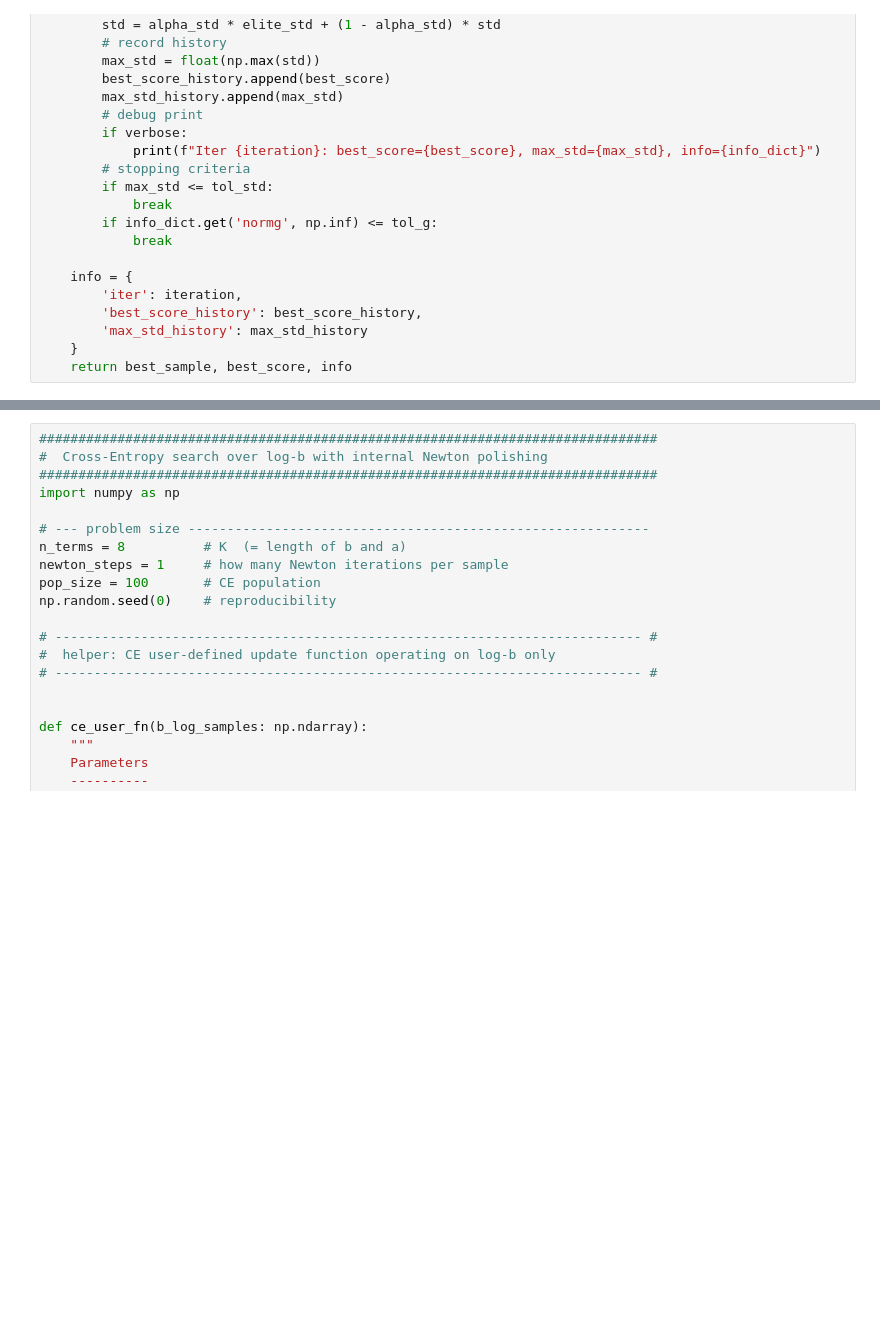
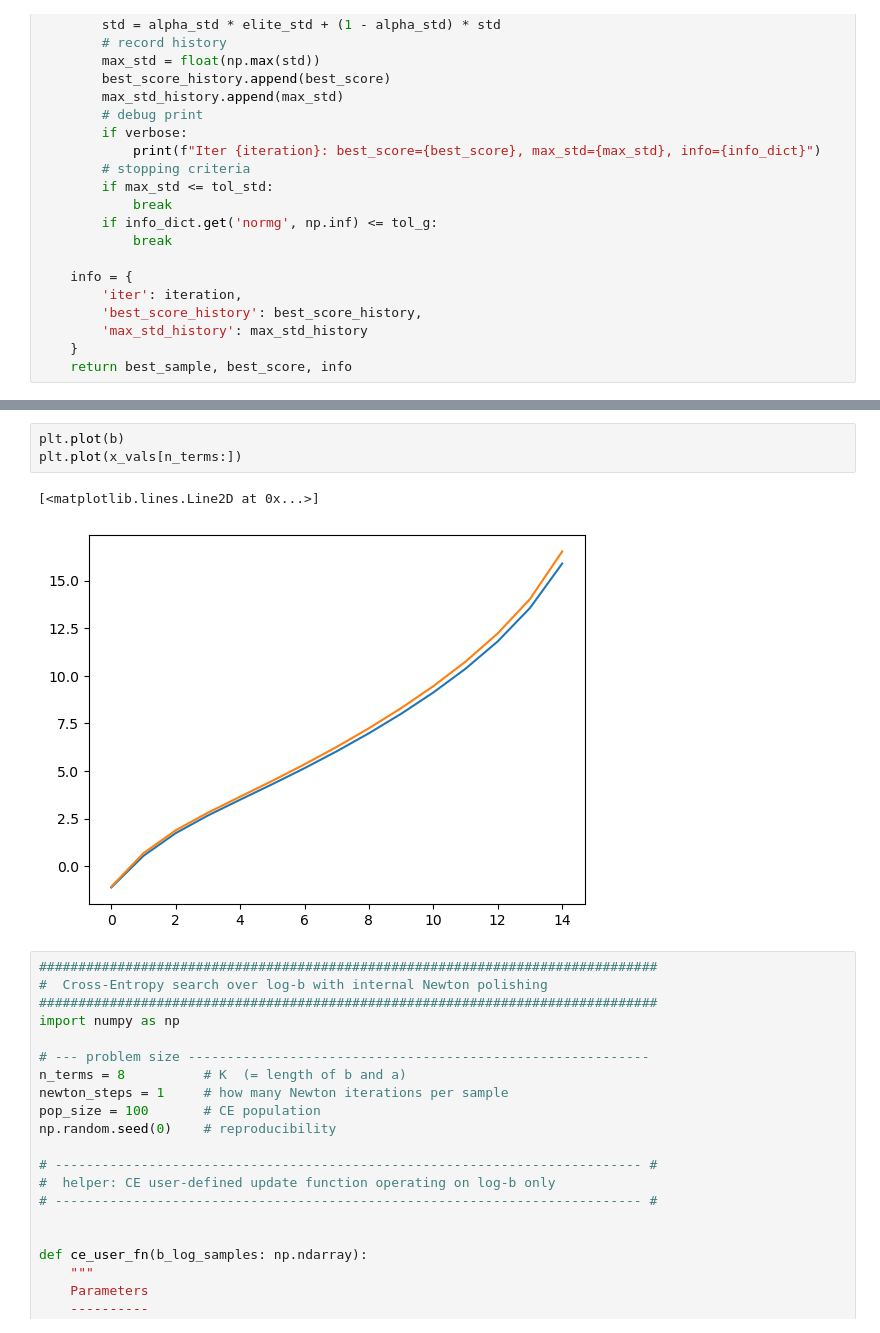
Before and after one commit to Beremi/KL_decomposition, a Jupyter notebook: cross_entropy_demo copy.ipynb, the cells around one changed output, grey strips where cells are left out. Drawn from its saved outputs; the diff is of its cells as text; blank space fills up the shorter version.

```diff
--- a/cross_entropy_demo copy.ipynb
+++ b/cross_entropy_demo copy.ipynb
@@ -386,3 +827,9 @@ Final objective value: 2.6213576350715283e-06
+# %%
+plt.plot(b)
+plt.plot(x_vals[n_terms:])
+# %% [output]
+[<matplotlib.lines.Line2D at 0x...>]
+[figure, added]
 # %%
 ###############################################################################
 #  Cross-Entropy search over log-b with internal Newton polishing
```
Also changed, not shown: parts of 18 cells of this notebook, 8 other files.
